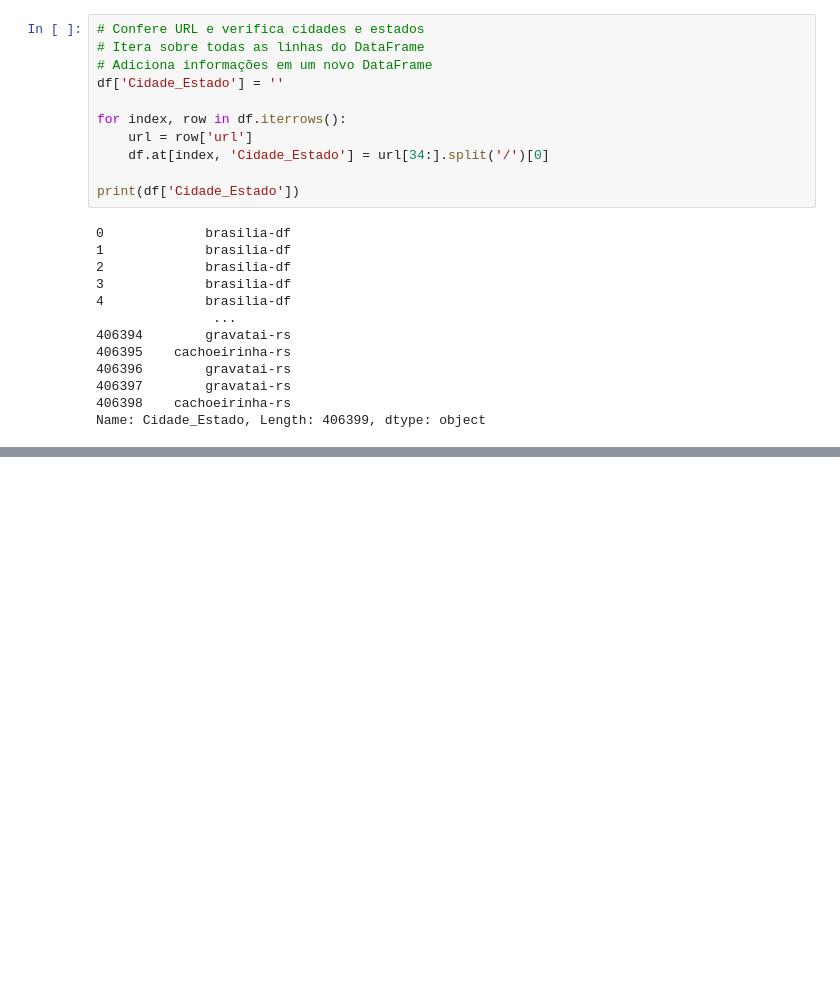
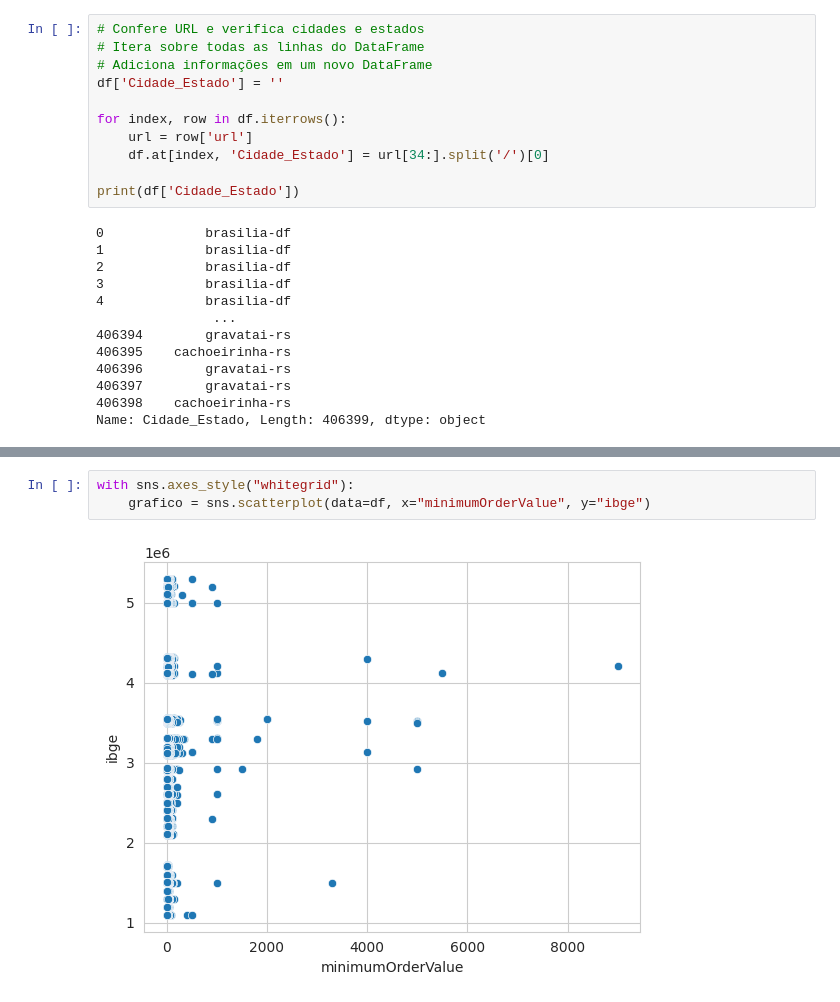
Before and after one commit to RochaSWallace/restaurantes_ifood_2021, a Jupyter notebook: projeto_final_modulo_4.ipynb, the cells around one changed output, grey strips where cells are left out. Cells and saved outputs as stored; diff of their text form; blank space fills up the shorter version.

```diff
--- a/projeto_final_modulo_4.ipynb
+++ b/projeto_final_modulo_4.ipynb
@@ -158,0 +220,5 @@ df.head()
+# %%
+with sns.axes_style("whitegrid"):
+    grafico = sns.scatterplot(data=df, x="minimumOrderValue", y="ibge")
+# %% [output]
+[figure, added]
```
Also changed, not shown: parts of 14 cells of this notebook.
